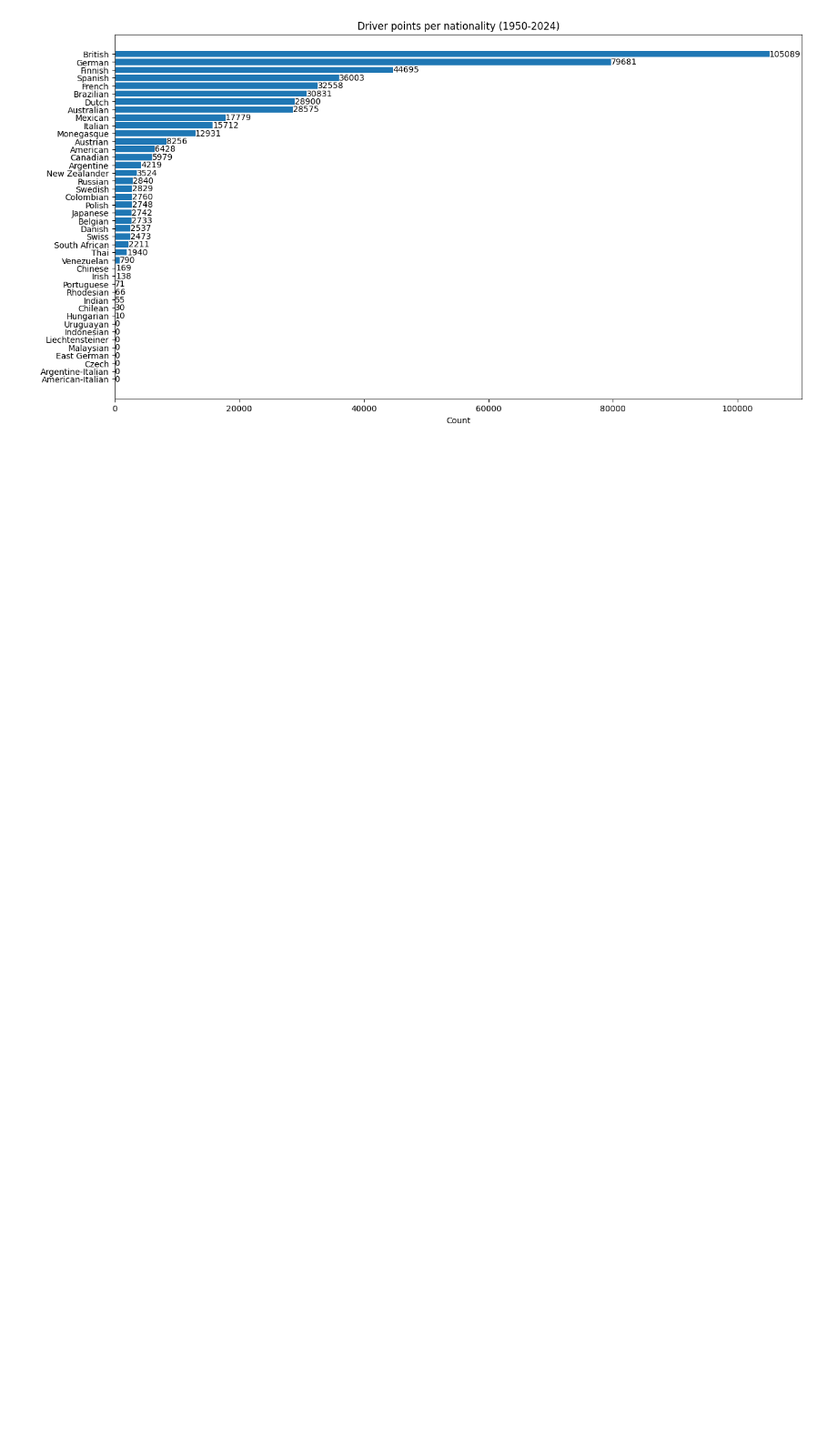
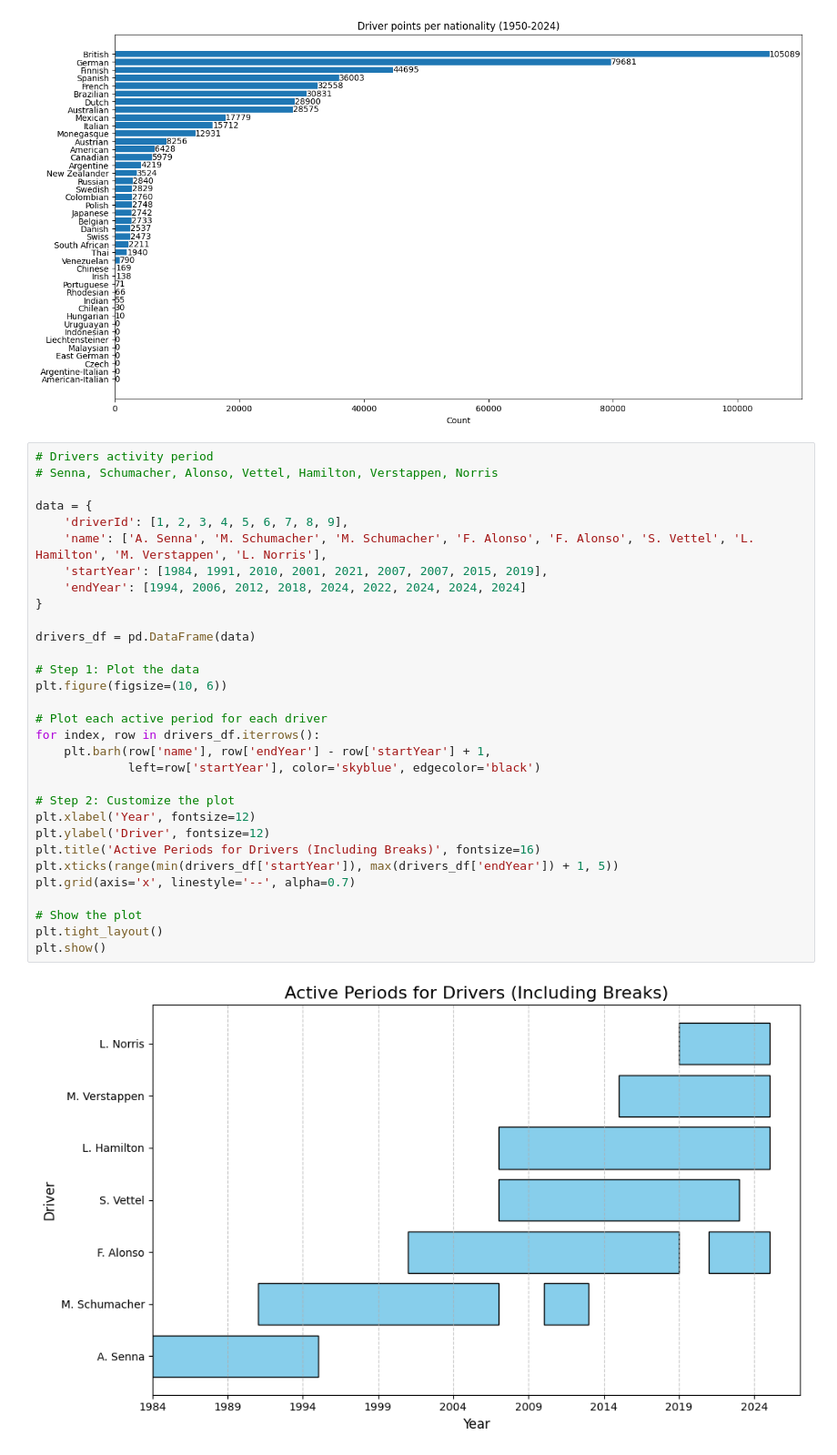
Before and after one commit to 911AstalusAdrian/MS3-FPM, a Jupyter notebook: Experimental Report/drivers_analysis.ipynb, the cells around one changed output. Shown at 91% size. Saved outputs shown, nothing was run; the diff lists cells and outputs as text; blank space fills up the shorter version.

Commit message:
Add another driver visualization

```diff
--- a/Experimental Report/drivers_analysis.ipynb
+++ b/Experimental Report/drivers_analysis.ipynb
@@ -86,3 +86,36 @@ plt.xlabel('Count')
 plt.show()
 # %% [output]
 [figure]
+# %%
+# Drivers activity period
+# Senna, Schumacher, Alonso, Vettel, Hamilton, Verstappen, Norris
+
+data = {
+    'driverId': [1, 2, 3, 4, 5, 6, 7, 8, 9],
+    'name': ['A. Senna', 'M. Schumacher', 'M. Schumacher', 'F. Alonso', 'F. Alonso', 'S. Vettel', 'L. Hamilton', 'M. Verstappen', 'L. Norris'],
+    'startYear': [1984, 1991, 2010, 2001, 2021, 2007, 2007, 2015, 2019],
+    'endYear': [1994, 2006, 2012, 2018, 2024, 2022, 2024, 2024, 2024]
+}
+
+drivers_df = pd.DataFrame(data)
+
+# Step 1: Plot the data
+plt.figure(figsize=(10, 6))
+
+# Plot each active period for each driver
+for index, row in drivers_df.iterrows():
+    plt.barh(row['name'], row['endYear'] - row['startYear'] + 1,
+             left=row['startYear'], color='skyblue', edgecolor='black')
+
+# Step 2: Customize the plot
+plt.xlabel('Year', fontsize=12)
+plt.ylabel('Driver', fontsize=12)
+plt.title('Active Periods for Drivers (Including Breaks)', fontsize=16)
+plt.xticks(range(min(drivers_df['startYear']), max(drivers_df['endYear']) + 1, 5))
+plt.grid(axis='x', linestyle='--', alpha=0.7)
+
+# Show the plot
+plt.tight_layout()
+plt.show()
+# %% [output]
+[figure, added]
```
